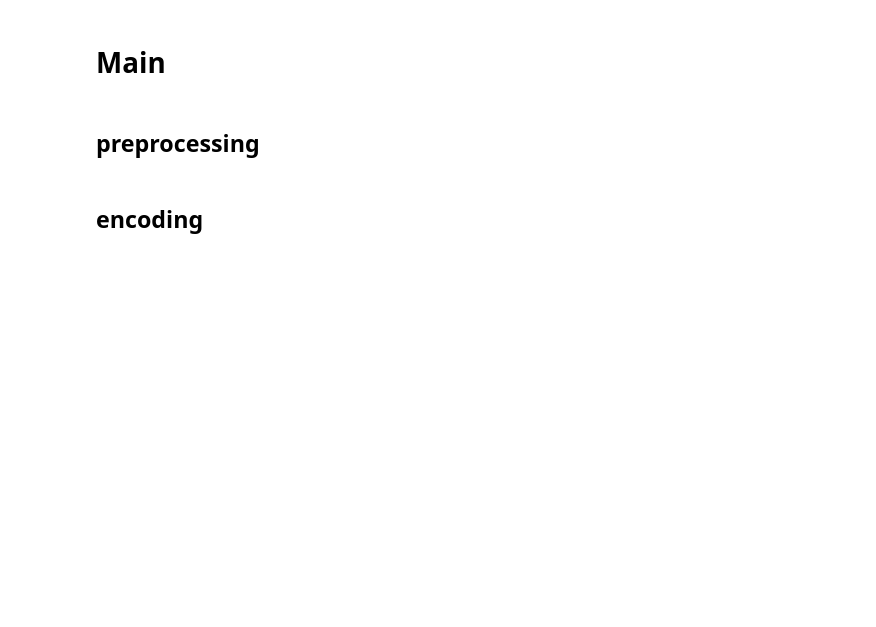
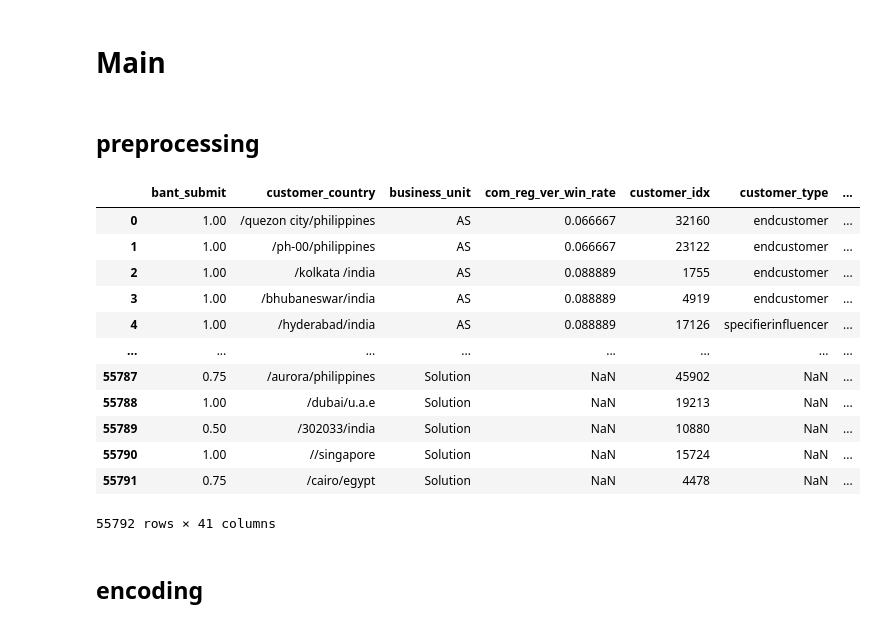
Before and after one commit to LgDNet/phase2_module, a Jupyter notebook: baseline_v2.ipynb, the cells around one changed output. Drawn from its saved outputs; the diff is of its cells as text; code cells hidden in the pictures; blank space fills up the shorter version.

Commit message:
modified customer

```diff
--- a/baseline_v2.ipynb
+++ b/baseline_v2.ipynb
@@ -63,6 +57,22 @@ runtime_instance = {
 # %%
 df_train = preprocess.runner('Train',**runtime_instance)
 df_test = preprocess.runner('Test',**runtime_instance)
+# %%
+df_train
+# %% [output]
+|  | bant_submit | customer_country | business_unit | com_reg_ver_win_rate | customer_idx | customer_type | ... |
+| 0 | 1.00 | /quezon city/philippines | AS | 0.066667 | 32160 | endcustomer | ... |
+| 1 | 1.00 | /ph-00/philippines | AS | 0.066667 | 23122 | endcustomer | ... |
+| 2 | 1.00 | /kolkata /india | AS | 0.088889 | 1755 | endcustomer | ... |
+| 3 | 1.00 | /bhubaneswar/india | AS | 0.088889 | 4919 | endcustomer | ... |
+| 4 | 1.00 | /hyderabad/india | AS | 0.088889 | 17126 | specifierinfluencer | ... |
+| ... | ... | ... | ... | ... | ... | ... | ... |
+| 55787 | 0.75 | /aurora/philippines | Solution | NaN | 45902 | NaN | ... |
+| 55788 | 1.00 | /dubai/u.a.e | Solution | NaN | 19213 | NaN | ... |
+| 55789 | 0.50 | /302033/india | Solution | NaN | 10880 | NaN | ... |
+| 55790 | 1.00 | //singapore | Solution | NaN | 15724 | NaN | ... |
+| 55791 | 0.75 | /cairo/egypt | Solution | NaN | 4478 | NaN | ... |
+55792 rows × 41 columns
 # %% [markdown]
 ## encoding
 # %%
```
Also changed, not shown: parts of 2 cells of this notebook, 4 other files.
